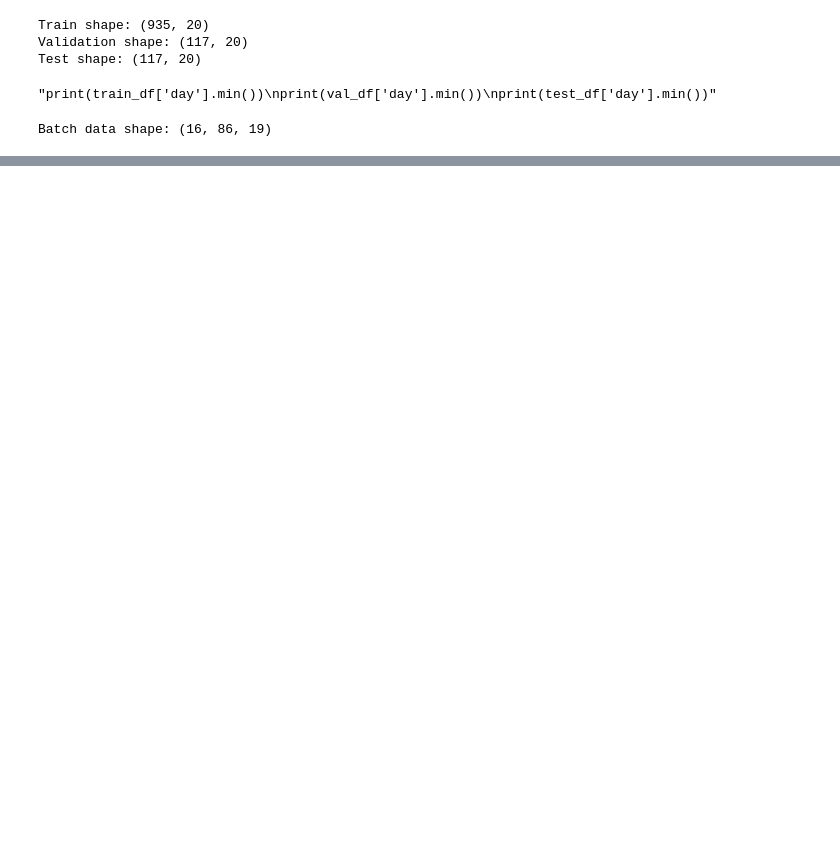
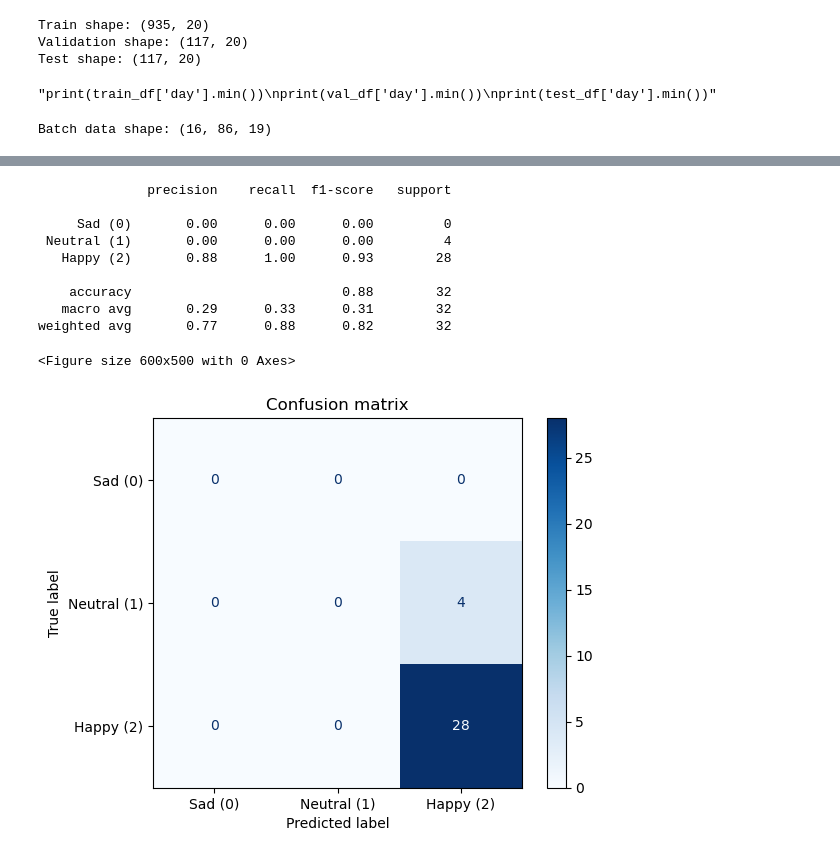
Before and after one commit to youpze/Data-Mining, a Jupyter notebook: LSTM.ipynb, the cells around one changed output, grey strips where cells are left out. Drawn from its saved outputs; the diff is of its cells as text; code cells hidden in the pictures; blank space fills up the shorter version.

Commit message:
Working model

```diff
--- a/LSTM.ipynb
+++ b/LSTM.ipynb
@@ -100,7 +152,7 @@ val_dataset = tf.keras.preprocessing.timeseries_dataset_from_array(
 # %%
 test_dataset = tf.keras.preprocessing.timeseries_dataset_from_array(
     data=X_test,
-    targets=y_test,
+    targets=y_test_cat,
     sequence_length=time_steps,
     sampling_rate=1,
     batch_size=batch_size,
@@ -120,7 +172,9 @@ model = Sequential()
 #shape is based on number of unique timestamps (86) and number of features (19)
 model.add(LSTM(units=50, input_shape=(86, 19)))
 model.add(Dropout(0.2))
-model.add(Dense(1))
-model.compile(optimizer='adam', loss='mean_squared_error')
+model.add(Dense(3, activation='softmax'))
+
+#can change the categorical metric from accuracy to some
+model.compile(optimizer='adam', loss='categorical_crossentropy', metrics=['accuracy'])
 model.summary()
 # %% [output]
@@ -139,6 +193,6 @@ Model: "sequential_2"
  Non-trainable params: 0 (0.00 B)
 # %%
 #train the model
-history = model.fit(train_dataset, epochs=20, validation_data=val_dataset)
+history = model.fit(train_dataset, epochs=20, batch_size = batch_size, validation_data=val_dataset)
 # %% [output]
 Epoch 1/20
@@ -187,0 +215,8 @@ Test MAE:  0.8606
+# %%
+# get true lables
+y_pred_probs = model.predict(test_dataset)
+y_pred = np.argmax(y_pred_probs, axis=1)
+
+#change the y_true to match y_pred
+y_true = y_test
+y_true = y_test[time_steps - 1:]
@@ -187,0 +225,30 @@ Test MAE:  0.8606
+# %%
+expected_labels = [0, 1, 2]
+target_names = ['Sad (0)', 'Neutral (1)', 'Happy (2)']
+
+# classification
+print(classification_report(y_true, y_pred,
+                          labels=expected_labels,
+                          target_names=target_names,
+                          zero_division=0))
+
+# confusion matrix
+cm = confusion_matrix(y_true, y_pred, labels=expected_labels)
+disp = ConfusionMatrixDisplay(confusion_matrix=cm, display_labels=target_names)
+
+plt.figure(figsize=(6, 5))
+disp.plot(cmap='Blues', values_format='d')
+plt.title("Confusion matrix")
+plt.show()
+# %% [output]
+              precision    recall  f1-score   support
+
+     Sad (0)       0.00      0.00      0.00         0
+ Neutral (1)       0.00      0.00      0.00         4
+   Happy (2)       0.88      1.00      0.93        28
+
+    accuracy                           0.88        32
+   macro avg       0.29      0.33      0.31        32
+weighted avg       0.77      0.88      0.82        32
+<Figure size 600x500 with 0 Axes>
+[figure, added]
```
Also changed, not shown: parts of 14 cells of this notebook.
